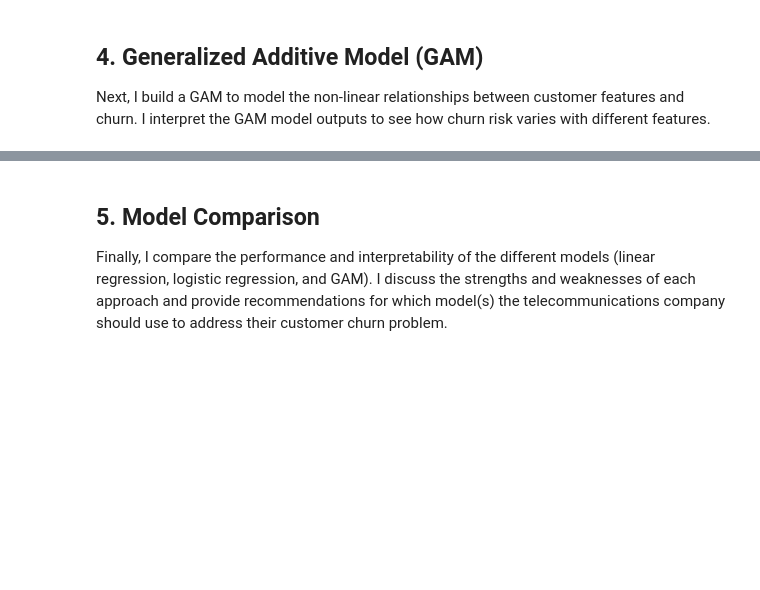
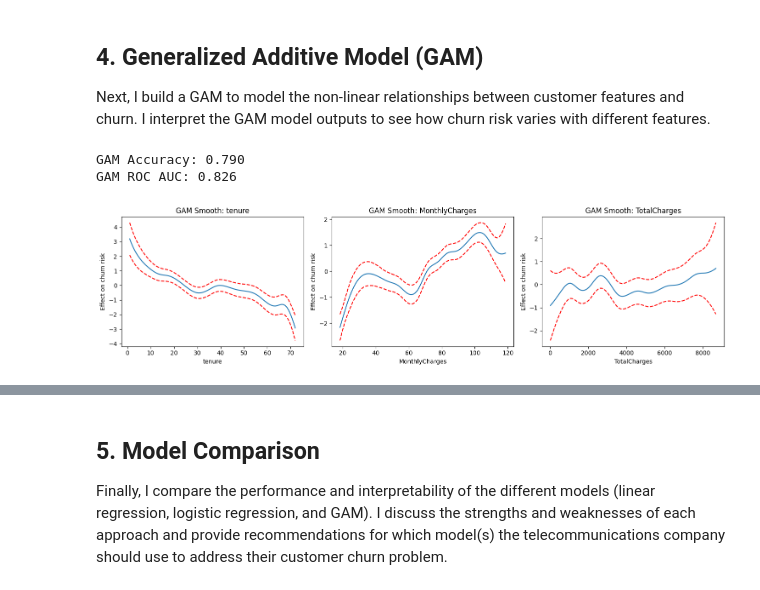
Before and after one commit to ericiortega/aipi590-xai-fall2025, a Jupyter notebook: assignments/interpretable_ml/interpretable_ml.ipynb, the cells around one changed output, grey strips where cells are left out. Cells and saved outputs as stored; diff of their text form; code cells hidden in the pictures; blank space fills up the shorter version.

```diff
--- a/assignments/interpretable_ml/interpretable_ml.ipynb
+++ b/assignments/interpretable_ml/interpretable_ml.ipynb
@@ -151,3 +432,37 @@ to predict the probability of churn. I then interpret the model coefficients.
 Next, I build a GAM to model the non-linear relationships between customer features
 and churn. I interpret the GAM model outputs to see how churn risk varies
 with different features.
+# %%
+# ========= Task 4: Generalized Additive Model (GAM) =========
+
+# 1) Fit Logistic GAM
+gam = LogisticGAM(
+    s(0) + s(1) + s(2)   # we’ll pick top 3 numeric features for smooth terms
+).fit(X_train[["tenure", "MonthlyCharges", "TotalCharges"]], y_train)
+
+# 2) Predict on test set
+y_prob_gam = gam.predict_proba(X_test[["tenure", "MonthlyCharges", "TotalCharges"]])
+y_pred_gam = (y_prob_gam > 0.5).astype(int)
+
+# 3) Metrics
+acc_gam = accuracy_score(y_test, y_pred_gam)
+auc_gam = roc_auc_score(y_test, y_prob_gam)
+
+print(f"GAM Accuracy: {acc_gam:.3f}")
+print(f"GAM ROC AUC: {auc_gam:.3f}")
+
+# 4) Plot partial dependence (smooth terms)
+plt.figure(figsize=(15,4))
+for i, term in enumerate(["tenure", "MonthlyCharges", "TotalCharges"]):
+    plt.subplot(1, 3, i+1)
+    XX = gam.generate_X_grid(term=i)
+    plt.plot(XX[:, i], gam.partial_dependence(term=i, X=XX))
+    plt.plot(XX[:, i], gam.partial_dependence(term=i, X=XX, width=0.95)[1], c="r", ls="--")
+    plt.title(f"GAM Smooth: {term}")
+    plt.xlabel(term); plt.ylabel("Effect on churn risk")
+plt.tight_layout()
+plt.show()
+# %% [output]
+GAM Accuracy: 0.790
+GAM ROC AUC: 0.826
+[figure, added]
```
Also changed, not shown: parts of 13 cells of this notebook.
